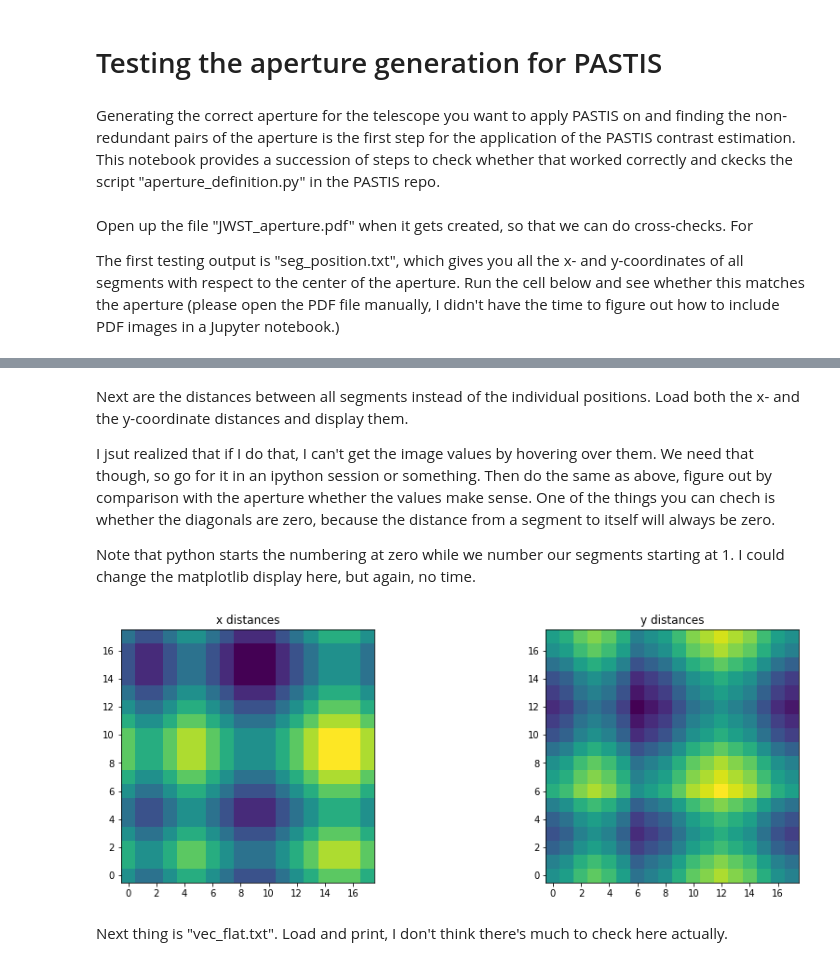
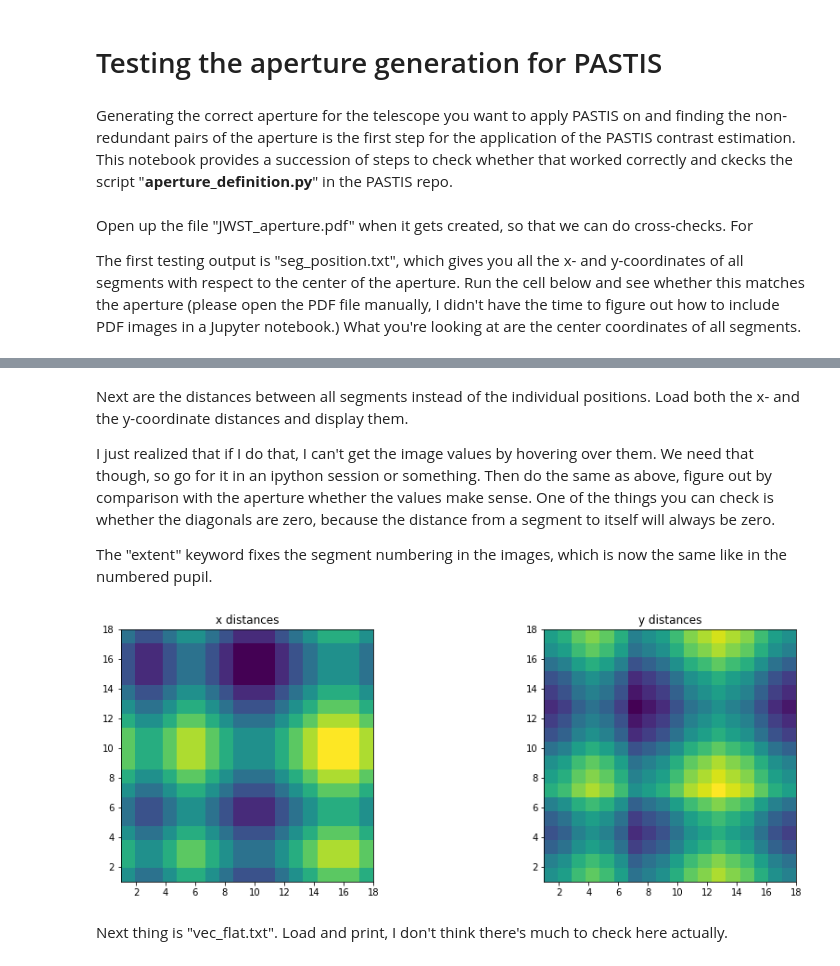
Before and after one commit to spacetelescope/PASTIS, a Jupyter notebook: Jupyter Notebooks/1_Testing the aperture generation.ipynb, the cells around one changed output, grey strips where cells are left out. Drawn from its saved outputs; the diff is of its cells as text; code cells hidden in the pictures.

```diff
--- a/Jupyter Notebooks/1_Testing the aperture generation.ipynb
+++ b/Jupyter Notebooks/1_Testing the aperture generation.ipynb
@@ -1,7 +1,7 @@
 # %% [markdown]
 <h1>Testing the aperture generation for PASTIS</h1>
 # %% [markdown]
-Generating the correct aperture for the telescope you want to apply PASTIS on and finding the non-redundant pairs of the aperture is the first step for the application of the PASTIS contrast estimation. This notebook provides a succession of steps to check whether that worked correctly and ckecks the script "aperture_definition.py" in the PASTIS repo.
+Generating the correct aperture for the telescope you want to apply PASTIS on and finding the non-redundant pairs of the aperture is the first step for the application of the PASTIS contrast estimation. This notebook provides a succession of steps to check whether that worked correctly and ckecks the script "**aperture_definition.py**" in the PASTIS repo.
 # %%
 import os
 import numpy as np
@@ -15,7 +15,7 @@ os.chdir(dir)
 # %% [markdown]
 Open up the file "JWST_aperture.pdf" when it gets created, so that we can do cross-checks. For
 
-The first testing output is "seg_position.txt", which gives you all the x- and y-coordinates of all segments with respect to the center of the aperture. Run the cell below and see whether this matches the aperture (please open the PDF file manually, I didn't have the time to figure out how to include PDF images in a Jupyter notebook.)
+The first testing output is "seg_position.txt", which gives you all the x- and y-coordinates of all segments with respect to the center of the aperture. Run the cell below and see whether this matches the aperture (please open the PDF file manually, I didn't have the time to figure out how to include PDF images in a Jupyter notebook.) What you're looking at are the center coordinates of all segments.
 # %%
 seg = np.loadtxt('seg_position.txt')
 print('Segment x and y positions in meters:')
@@ -43,25 +43,25 @@ Segment x and y positions in meters:
 # %% [markdown]
 Next are the distances between all segments instead of the individual positions. Load both the x- and the y-coordinate distances and display them.
 
-I jsut realized that if I do that, I can't get the image values by hovering over them. We need that though, so go for it in an ipython session or something. Then do the same as above, figure out by comparison with the aperture whether the values make sense. One of the things you can chech is whether the diagonals are zero, because the distance from a segment to itself will always be zero.
+I just realized that if I do that, I can't get the image values by hovering over them. We need that though, so go for it in an ipython session or something. Then do the same as above, figure out by comparison with the aperture whether the values make sense. One of the things you can check is whether the diagonals are zero, because the distance from a segment to itself will always be zero.
 
-Note that python starts the numbering at zero while we number our segments starting at 1. I could change the matplotlib display here, but again, no time.
+The "extent" keyword fixes the segment numbering in the images, which is now the same like in the numbered pupil.
 # %%
 vx = np.loadtxt('vec_list_x.txt')
 vy = np.loadtxt('vec_list_y.txt')
 
 plt.figure(figsize=(15,5))
 plt.subplot(1, 2, 1)
-plt.imshow(vx, origin='lower')
+plt.imshow(vx, origin='lower', extent=[1, 18, 1, 18], interpolation=None)
 plt.title('x distances')
 
 plt.subplot(1, 2, 2)
-plt.imshow(vy, origin='lower')
+plt.imshow(vy, origin='lower', extent=[1, 18, 1, 18], interpolation=None)
 plt.title('y distances')
 
 plt.show()
 # %% [output]
-[figure, old version]
+[figure, new version]
 # %% [markdown]
 Next thing is "vec_flat.txt". Load and print, I don't think there's much to check here actually.
 # %%
```
Also changed, not shown: parts of 1 cell of this notebook, 1 other file.
